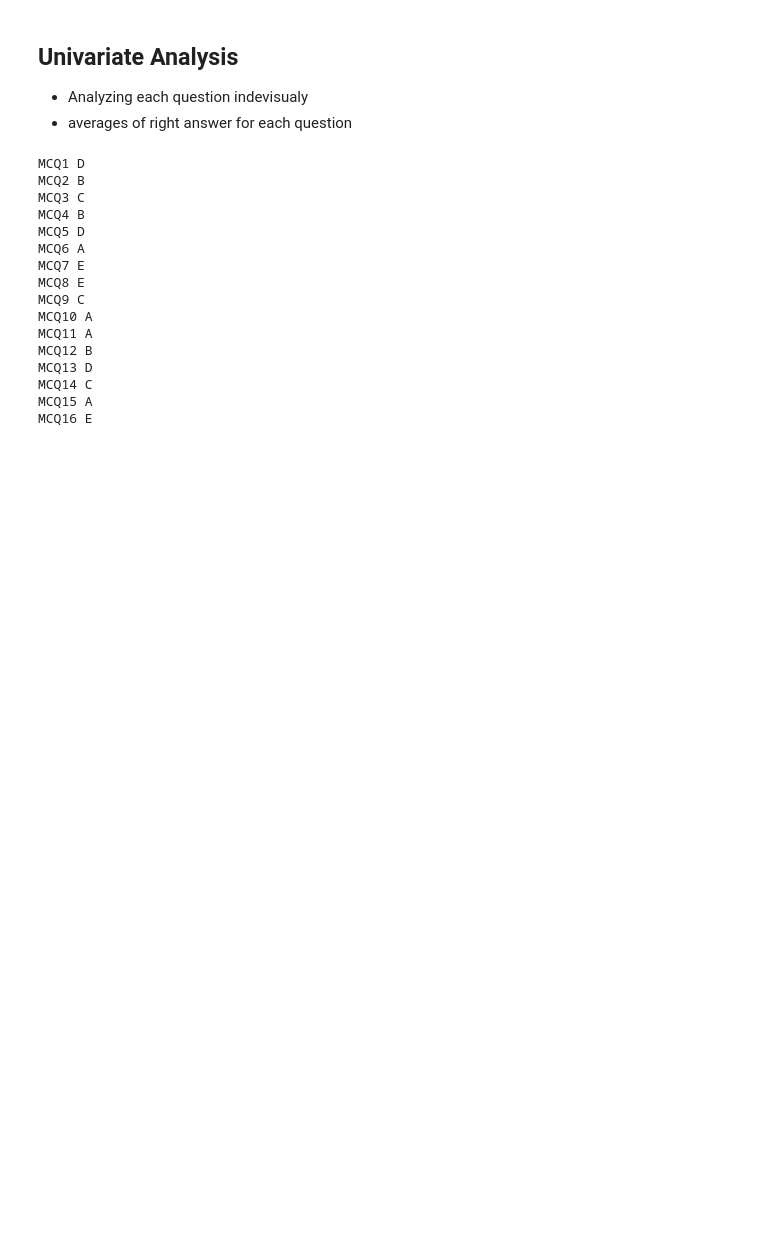
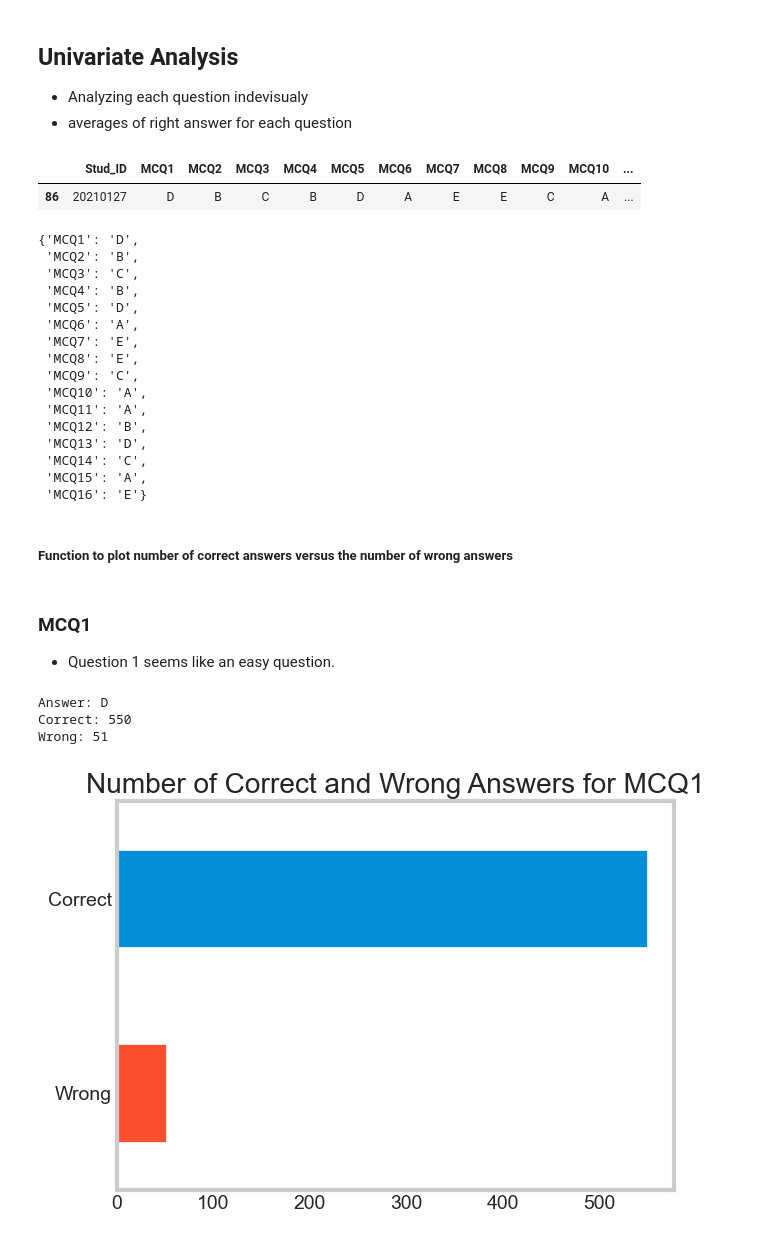
Before and after one commit to mu57f4/software_midterm_data_analysis, a Jupyter notebook: virtual_analysis.ipynb, the cells around one changed output. Saved outputs shown, nothing was run; the diff lists cells and outputs as text; code cells hidden in the pictures; blank space fills up the shorter version.

```diff
--- a/virtual_analysis.ipynb
+++ b/virtual_analysis.ipynb
@@ -169,25 +189,61 @@ plt.show()
 ## Univariate Analysis
 - Analyzing each question indevisualy
 - averages of right answer for each question
+# %%
+# only on person got full mark, assuming all he's answers are correct
+correct_ans
+# %% [output]
+|  | Stud_ID | MCQ1 | MCQ2 | MCQ3 | MCQ4 | MCQ5 | MCQ6 | MCQ7 | MCQ8 | MCQ9 | MCQ10 | ... |
+| 86 | 20210127 | D | B | C | B | D | A | E | E | C | A | ... |
 # %%
 answers = correct_ans.loc[86][questions].to_list()
 
+answers_dict = {}
 for i,q in enumerate(questions):
-    print(q, answers[i])
+    answers_dict[q] = answers[i]
+
+answers_dict
 # %% [output]
-MCQ1 D
-MCQ2 B
-MCQ3 C
-MCQ4 B
-MCQ5 D
-MCQ6 A
-MCQ7 E
-MCQ8 E
-MCQ9 C
-MCQ10 A
-MCQ11 A
-MCQ12 B
-MCQ13 D
-MCQ14 C
-MCQ15 A
-MCQ16 E
+{'MCQ1': 'D',
+ 'MCQ2': 'B',
+ 'MCQ3': 'C',
+ 'MCQ4': 'B',
+ 'MCQ5': 'D',
+ 'MCQ6': 'A',
+ 'MCQ7': 'E',
+ 'MCQ8': 'E',
+ 'MCQ9': 'C',
+ 'MCQ10': 'A',
+ 'MCQ11': 'A',
+ 'MCQ12': 'B',
+ 'MCQ13': 'D',
+ 'MCQ14': 'C',
+ 'MCQ15': 'A',
+ 'MCQ16': 'E'}
+# %% [markdown]
+##### Function to plot number of correct answers versus the number of wrong answers
+# %%
+def correct_wrong_plot(question:str):
+    correct_ans = answers_dict[question]
+    print(f'Answer: {correct_ans}')
+    correct_ans_count = df[question].value_counts()[correct_ans]
+    wrong_ans_count = df.shape[0] - correct_ans_count
+    print(f'Correct: {correct_ans_count}')
+    print(f'Wrong: {wrong_ans_count}')
+
+    plot_data = pd.DataFrame({'Wrong': wrong_ans_count, 'Correct': correct_ans_count}, index=[question])
+
+    ax = plot_data.loc[question].plot(kind='barh', color=[color_pal[1], color_pal[0]])
+    ax.set_title(f'Number of Correct and Wrong Answers for {question}')
+    ax.grid(False)
+    plt.show()
+# %% [markdown]
+### MCQ1
+- Question 1 seems like an easy question.
+# %%
+correct_wrong_plot('MCQ1')
+# %% [output]
+Answer: D
+Correct: 550
+Wrong: 51
+[figure, added]
```
Also changed, not shown: parts of 40 cells of this notebook.
